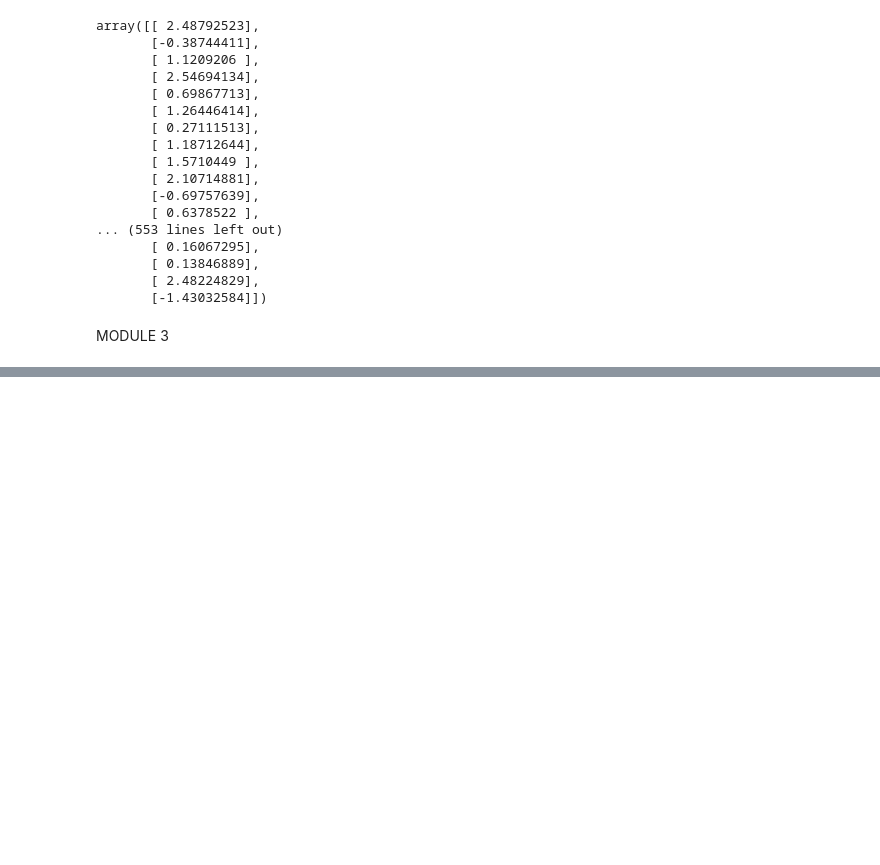
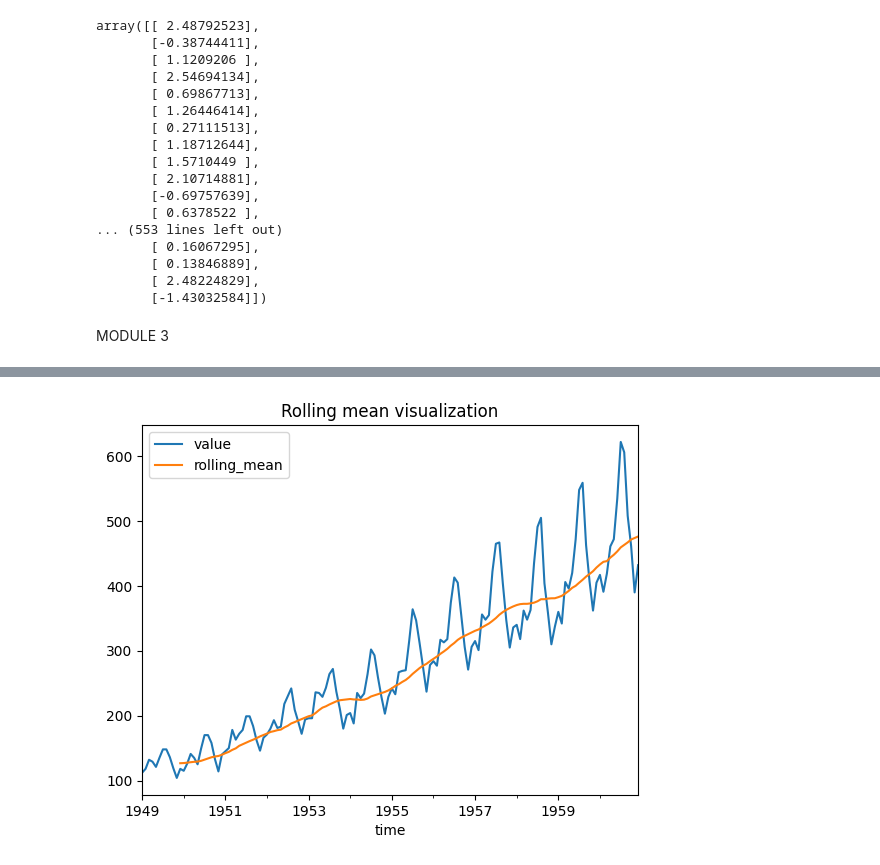
Before and after one commit to taniyeahh7/B_EDA_DA, a Jupyter notebook: EDA_JupyNb.ipynb, the cells around one changed output, grey strips where cells are left out. Saved outputs shown, nothing was run; the diff lists cells and outputs as text; code cells hidden in the pictures; blank space fills up the shorter version.

```diff
--- a/EDA_JupyNb.ipynb
+++ b/EDA_JupyNb.ipynb
@@ -430,0 +435,11 @@ sns.heatmap(df_nodiag.corr())
+# %%
+dataset = get_rdataset("AirPassengers", "datasets")
+df = dataset.data
+df['time'] = pd.date_range(start='1949-01', periods=len(df), freq='M')
+df.set_index('time', inplace=True)
+# %%
+df["rolling_mean"] = df["value"].rolling(window = 12).mean()
+df.plot(title = "Rolling mean visualization")
+plt.show()
+# %% [output]
+[figure, added]
```
Also changed, not shown: parts of 26 cells of this notebook.
